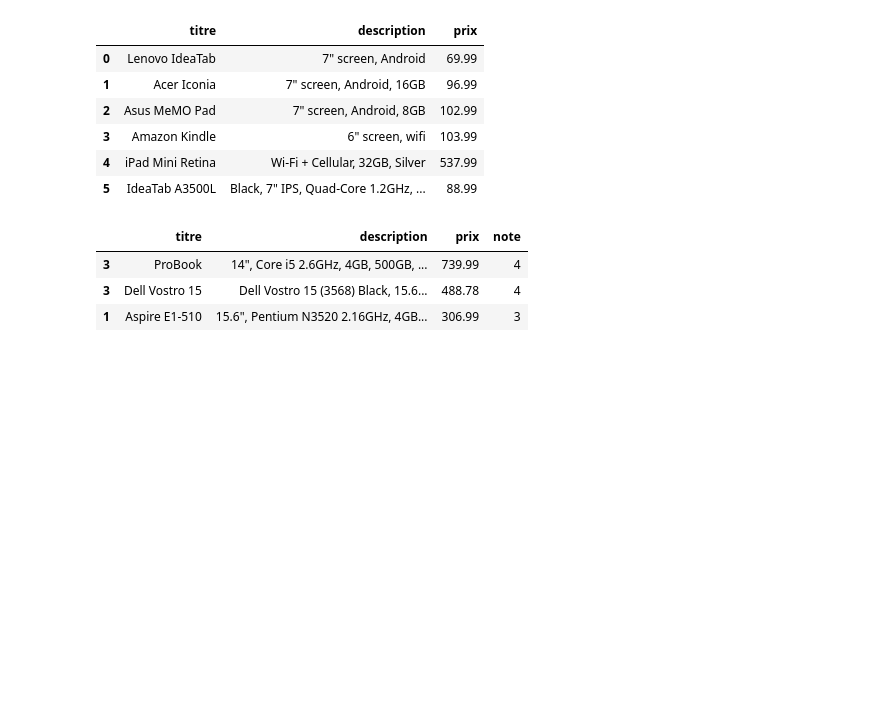
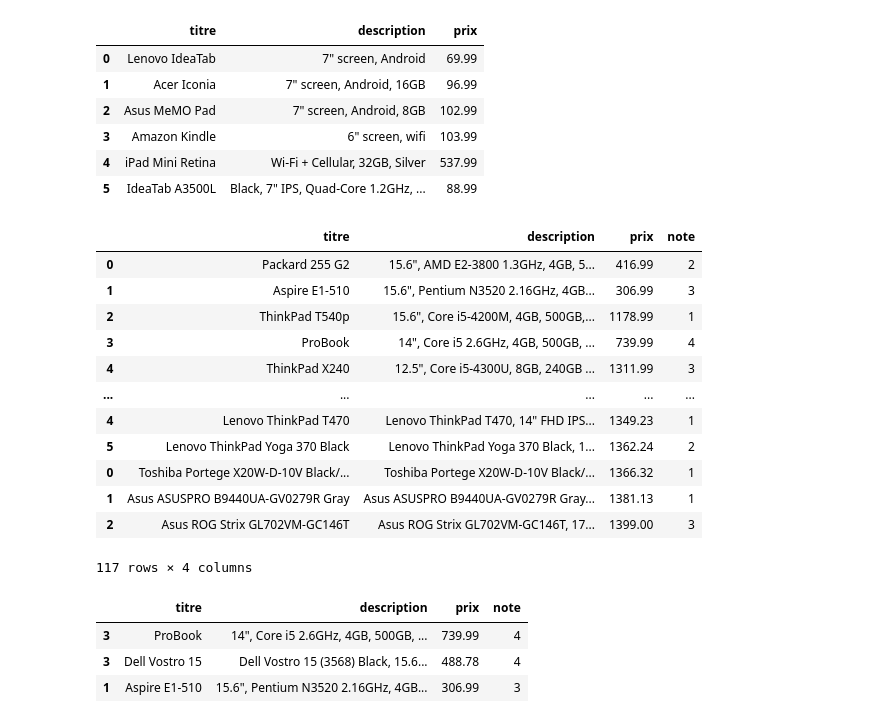
Before and after one commit to Flobrt/brief_esther, a Jupyter notebook: scrapping/partie_1.ipynb, the cells around one changed output. Cells and saved outputs as stored; diff of their text form; code cells hidden in the pictures; blank space fills up the shorter version.

```diff
--- a/scrapping/partie_1.ipynb
+++ b/scrapping/partie_1.ipynb
@@ -169,3 +165,19 @@ for i in range(1,5):
+# %%
+df_response
+# %% [output]
+|  | titre | description | prix | note |
+| 0 | Packard 255 G2 | 15.6", AMD E2-3800 1.3GHz, 4GB, 5... | 416.99 | 2 |
+| 1 | Aspire E1-510 | 15.6", Pentium N3520 2.16GHz, 4GB... | 306.99 | 3 |
+| 2 | ThinkPad T540p | 15.6", Core i5-4200M, 4GB, 500GB,... | 1178.99 | 1 |
+| 3 | ProBook | 14", Core i5 2.6GHz, 4GB, 500GB, ... | 739.99 | 4 |
+| 4 | ThinkPad X240 | 12.5", Core i5-4300U, 8GB, 240GB ... | 1311.99 | 3 |
+| ... | ... | ... | ... | ... |
+| 4 | Lenovo ThinkPad T470 | Lenovo ThinkPad T470, 14" FHD IPS... | 1349.23 | 1 |
+| 5 | Lenovo ThinkPad Yoga 370 Black | Lenovo ThinkPad Yoga 370 Black, 1... | 1362.24 | 2 |
+| 0 | Toshiba Portege X20W-D-10V Black/... | Toshiba Portege X20W-D-10V Black/... | 1366.32 | 1 |
+| 1 | Asus ASUSPRO B9440UA-GV0279R Gray | Asus ASUSPRO B9440UA-GV0279R Gray... | 1381.13 | 1 |
+| 2 | Asus ROG Strix GL702VM-GC146T | Asus ROG Strix GL702VM-GC146T, 17... | 1399.00 | 3 |
+117 rows × 4 columns
 # %%
 # 1. Les 3 laptops les mieux notés
 df_1 = df_response.nlargest(3, "note")
```
Also changed, not shown: parts of 3 cells of this notebook, 2 other files.
